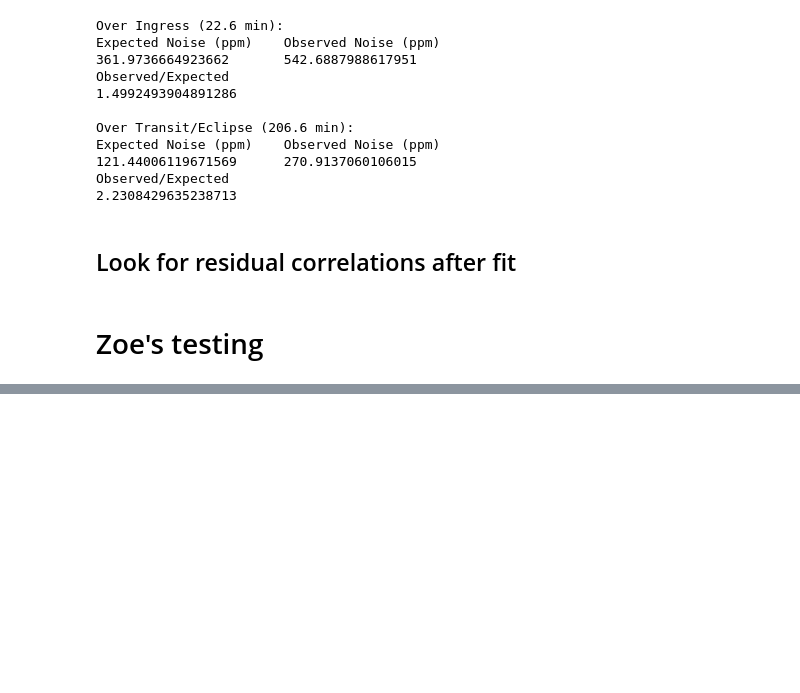
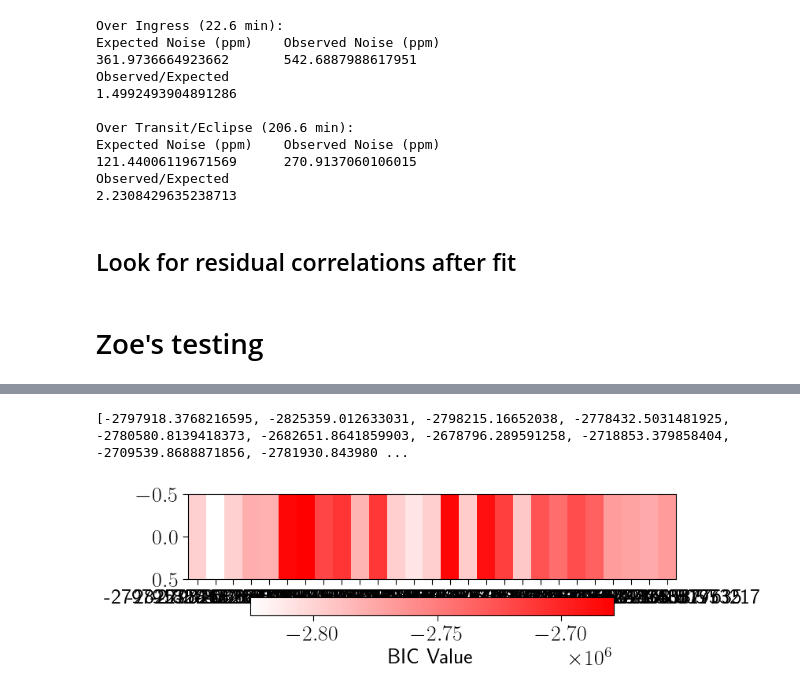
Before and after one commit to ZoeYingShu/SPCA, a Jupyter notebook: Decorrelation.ipynb, the cells around one changed output, grey strips where cells are left out. Cells and saved outputs as stored; diff of their text form; code cells hidden in the pictures; blank space fills up the shorter version.

```diff
--- a/Decorrelation.ipynb
+++ b/Decorrelation.ipynb
@@ -755,0 +1067,44 @@ plot_model(time, flux, astro, detec, breaks, showPlot=True, nbin=300)
+# %%
+from matplotlib.colors import LinearSegmentedColormap
+
+# def assign_colors_to_bic(bic_values):
+#     # Create a colormap that goes from light to dark red
+#     cmap = LinearSegmentedColormap.from_list('custom_red', [(1, 0, 0, 0), (1, 0, 0, 1)], N=256)
+
+#     # Normalize BIC values to [0, 1] for colormap
+#     norm = plt.Normalize(min(bic_values), max(bic_values))
+
+#     # Map BIC values to colors
+#     colors = cmap(norm(bic_values))
+
+#     return colors
+
+# colors = assign_colors_to_bic(list(bic_values_dict.values()))
+
+# print(colors)
+# import matplotlib.pyplot as plt
+# from matplotlib.colors import LinearSegmentedColormap
+# import numpy as np
+
+# Sample BIC values and assign colors
+# bic_values = [100, 200, 300, 400, 500]
+bic_values = list(bic_values_dict.values())
+print(bic_values)
+cmap = LinearSegmentedColormap.from_list('custom_red', [(1, 0, 0, 0), (1, 0, 0, 1)], N=256)
+norm = plt.Normalize(min(bic_values), max(bic_values))
+colors = cmap(norm(bic_values))
+
+# Create a color bar plot
+fig, ax = plt.subplots(figsize=(8, 2))
+cax = ax.imshow([bic_values], cmap=cmap, aspect='auto')
+plt.colorbar(cax, orientation='horizontal', label='BIC Value')
+
+# Set the x-axis labels
+ax.set_xticks(np.arange(len(bic_values)))
+ax.set_xticklabels(bic_values)
+
+# Show the plot
+plt.show()
+# %% [output]
+[-2797918.3768216595, -2825359.012633031, -2798215.16652038, -2778432.5031481925, -2780580.8139418373, -2682651.8641859903, -2678796.289591258, -2718853.379858404, -2709539.8688871856, -2781930.843980 ...
+[figure, added]
```
Also changed, not shown: parts of 7 cells of this notebook, 1 other file.
